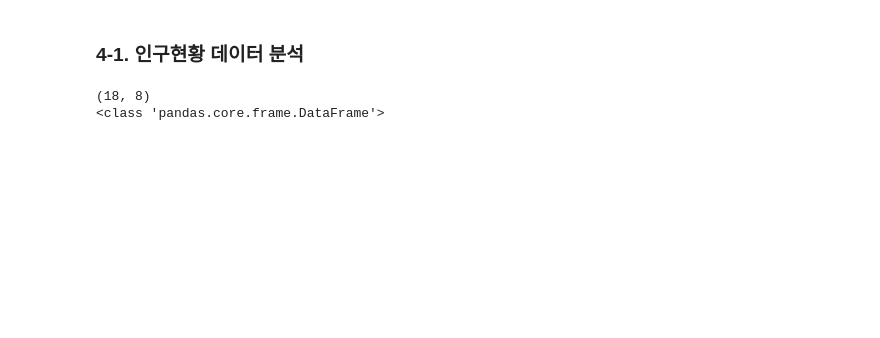
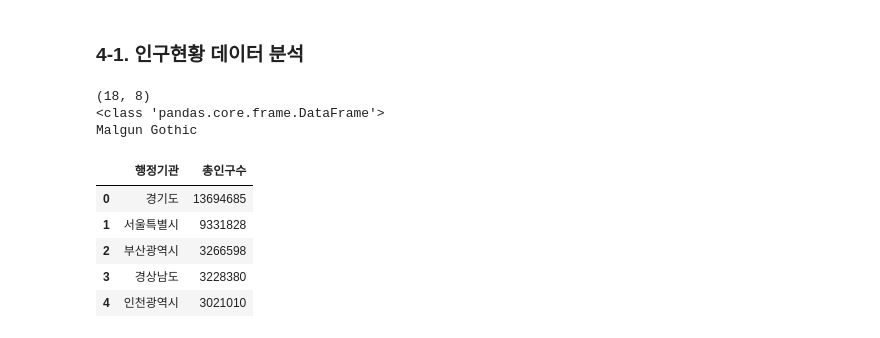
Before and after one commit to hyeonsq/Python_Webscraping_Anal, a Jupyter notebook: 연습문제_웹스크래핑/인구현황분석.ipynb, the cells around one changed output. Drawn from its saved outputs; the diff is of its cells as text; code cells hidden in the pictures; blank space fills up the shorter version.

```diff
--- a/연습문제_웹스크래핑/인구현황분석.ipynb
+++ b/연습문제_웹스크래핑/인구현황분석.ipynb
@@ -10,7 +10,26 @@ import seaborn as sns
 data = pd.read_csv('data/인구현황.csv')
 print(data.shape)
 print(type(data))
+
+font_path = 'C:\\Windows\\Fonts\\malgun.ttf'
+#font의 파일정보로 font name 을 알아내기
+font_name = fm.FontProperties(fname=font_path).get_name()
+print(font_name)
+
+matplotlib.rc('font', family=font_name)
 # %% [output]
 (18, 8)
 <class 'pandas.core.frame.DataFrame'>
+Malgun Gothic
+# %%
+# 1. 지역별 총인구수 Top5
+gy_df = data.loc[data['행정기관'] != '전국', ['행정기관', '총인구수']].sort_values(by='총인구수', ascending=False).reset_index(drop=True)
+gy_df.head(5)
+# %% [output]
+|  | 행정기관 | 총인구수 |
+| 0 | 경기도 | 13694685 |
+| 1 | 서울특별시 | 9331828 |
+| 2 | 부산광역시 | 3266598 |
+| 3 | 경상남도 | 3228380 |
+| 4 | 인천광역시 | 3021010 |
 # %%
```
Also changed, not shown: parts of 2 cells of this notebook.
